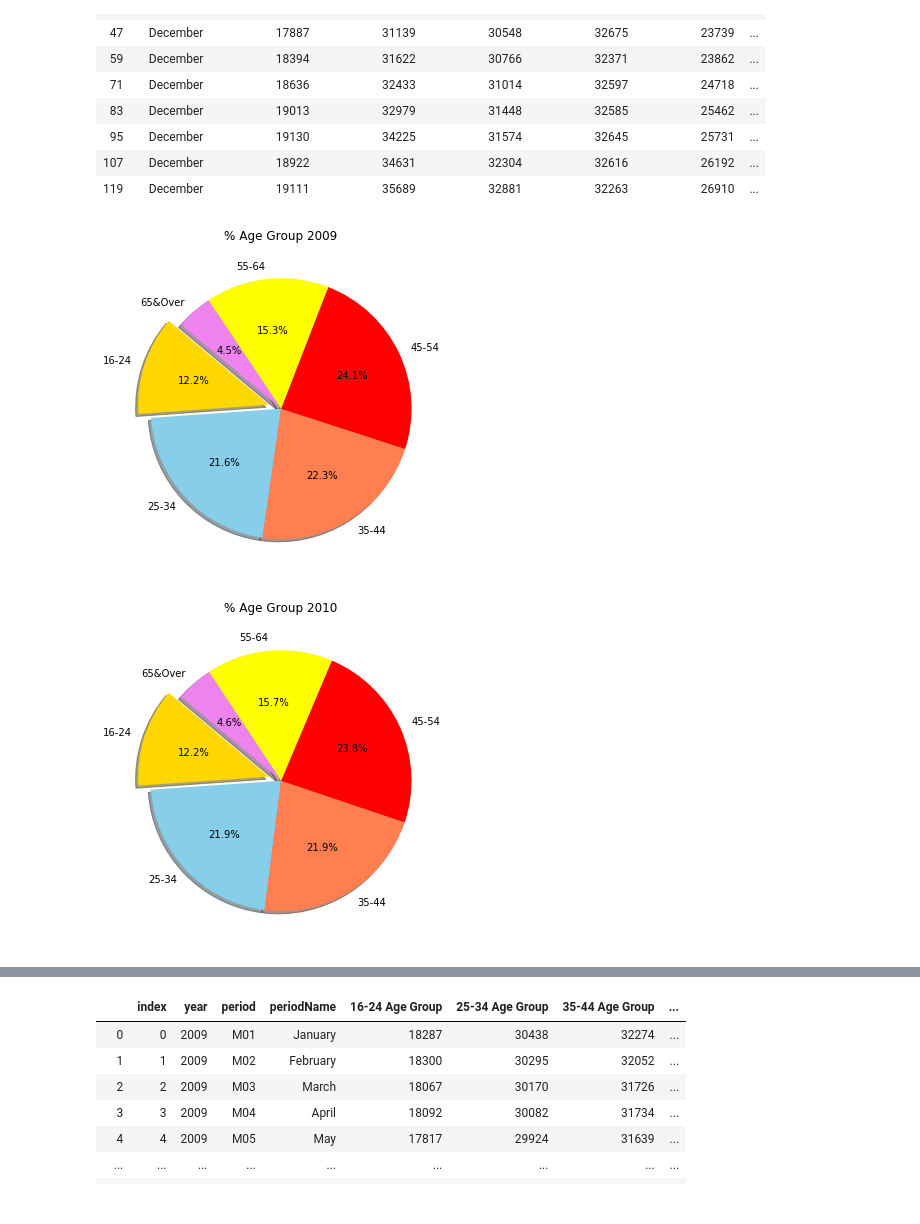
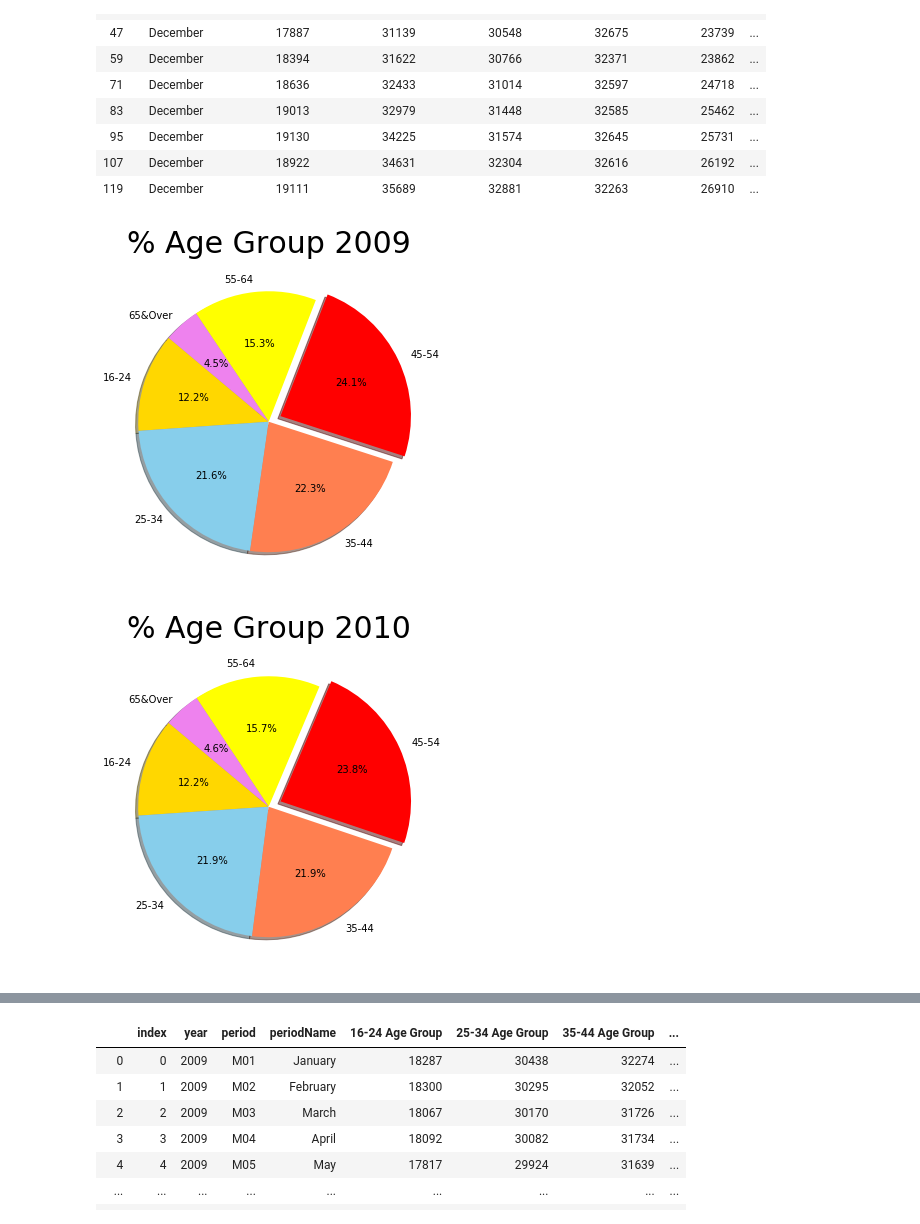
Before and after one commit to soraerae/Project-01-Employment-Data, a Jupyter notebook: notebooks/job_age_csv.ipynb, the cells around one changed output, grey strips where cells are left out. Saved outputs shown, nothing was run; the diff lists cells and outputs as text; code cells hidden in the pictures.

Commit message:
Tweak format on charts

```diff
--- a/notebooks/job_age_csv.ipynb
+++ b/notebooks/job_age_csv.ipynb
@@ -149,34 +149,34 @@ dec_jobs
 # %%
 # pie chart for percentage of total employment by age group by year
 plt.figure(figsize=(12,6))
 age_groups = ['16-24', '25-34', '35-44', '45-54', '55-64', '65&Over']
 employed = [16893, 29836, 30791, 33290, 21114, 6193]
 colors = ['gold', 'skyblue', 'coral', 'red', 'yellow', 'violet']
-explode = [0.1, 0, 0, 0, 0, 0]
+explode = [0, 0, 0, 0.1, 0, 0]
 plt.pie(employed, explode=explode, labels=age_groups, colors=colors,
         autopct="%1.1f%%", shadow=True, startangle=140)
-plt.title('% Age Group 2009')
+plt.title('% Age Group 2009', fontsize=30)
 
 plt.savefig('pct_agegroup_2009.png')
 
 plt.show()
 # %% [output]
-[figure, old version]
+[figure, new version]
 # %%
 plt.figure(figsize=(12,6))
 age_groups = ['16-24', '25-34', '35-44', '45-54', '55-64', '65&Over']
 employed = [17033, 30551, 30513, 33227, 21901, 6376]
 colors = ['gold', 'skyblue', 'coral', 'red', 'yellow', 'violet']
-explode = [0.1, 0, 0, 0, 0, 0]
+explode = [0, 0, 0, 0.1, 0, 0]
 plt.pie(employed, explode=explode, labels=age_groups, colors=colors,
         autopct="%1.1f%%", shadow=True, startangle=140)
-plt.title('% Age Group 2010')
+plt.title('% Age Group 2010',fontsize=30 )
 
 plt.savefig('pct_agegroup_2010.png')
 
 plt.show()
 # %% [output]
-[figure, old version]
+[figure, new version]
 # %%
 plt.figure(figsize=(12,6))
 age_groups = ['16-24', '25-34', '35-44', '45-54', '55-64', '65&Over']
```
Also changed, not shown: parts of 12 cells of this notebook, 15 other files.
